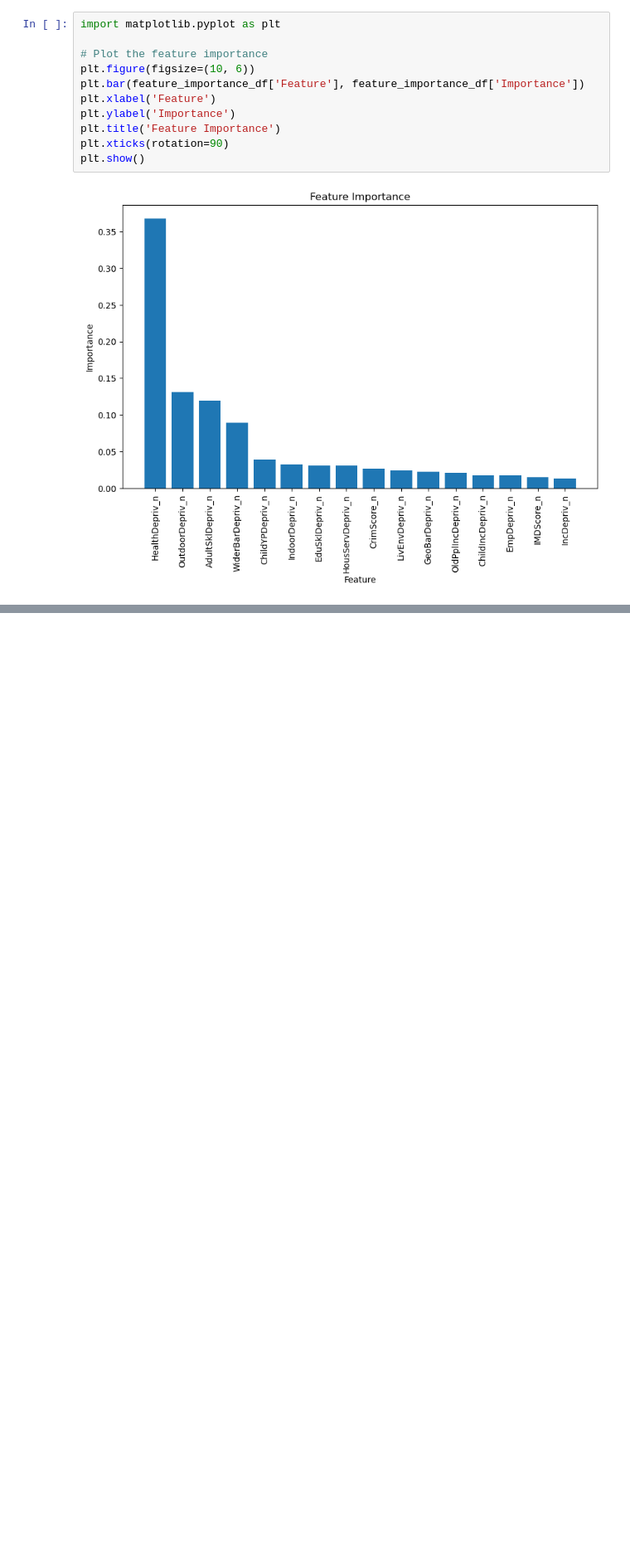
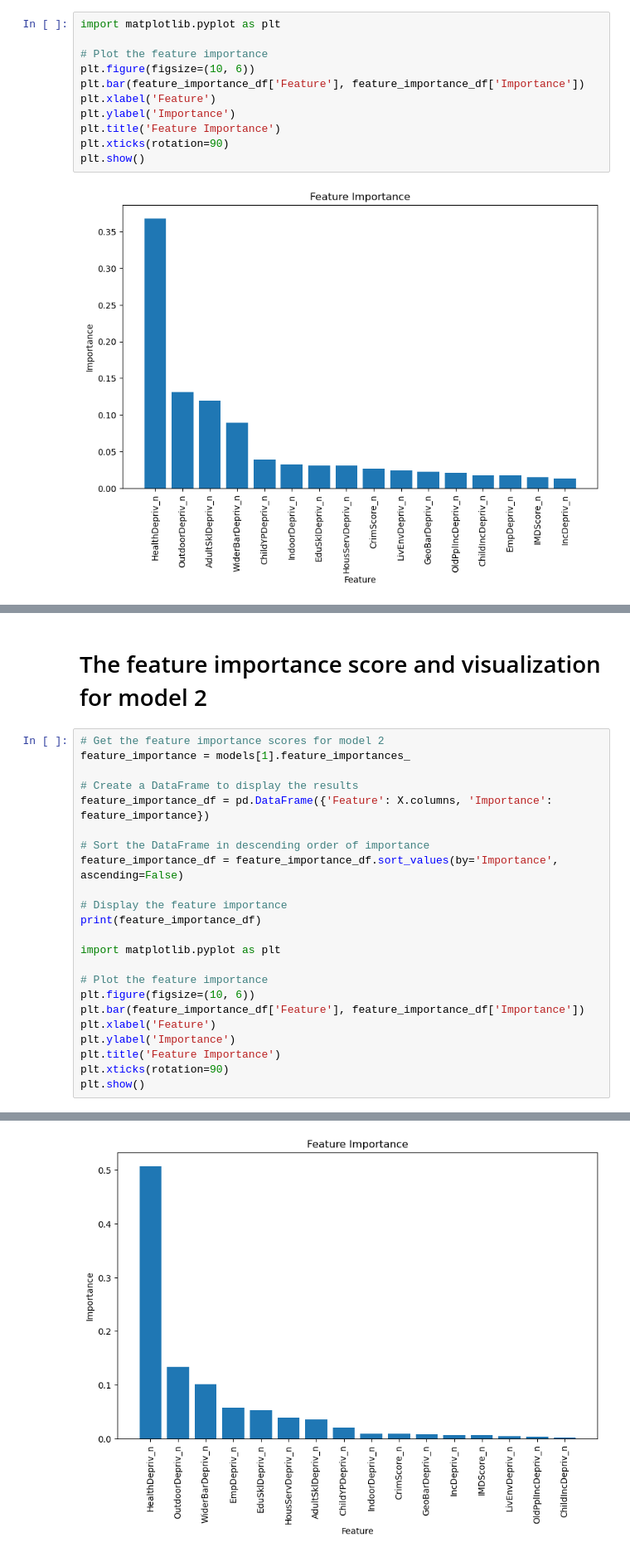
Before and after one commit to MasterOfLogic1/HousePricePrediction_Uk, a Jupyter notebook: HPP_Decision_Tree_Regressor.ipynb, the cells around one changed output, grey strips where cells are left out. Shown at 83% size. Drawn from its saved outputs; the diff is of its cells as text; blank space fills up the shorter version.

```diff
--- a/HPP_Decision_Tree_Regressor.ipynb
+++ b/HPP_Decision_Tree_Regressor.ipynb
@@ -137,0 +307,26 @@ plt.show()
+# %% [markdown]
+# The feature importance score and visualization for model 2
+# %%
+# Get the feature importance scores for model 2
+feature_importance = models[1].feature_importances_
+
+# Create a DataFrame to display the results
+feature_importance_df = pd.DataFrame({'Feature': X.columns, 'Importance': feature_importance})
+
+# Sort the DataFrame in descending order of importance
+feature_importance_df = feature_importance_df.sort_values(by='Importance', ascending=False)
+
+# Display the feature importance
+print(feature_importance_df)
+
+import matplotlib.pyplot as plt
+
+# Plot the feature importance
+plt.figure(figsize=(10, 6))
+plt.bar(feature_importance_df['Feature'], feature_importance_df['Importance'])
+plt.xlabel('Feature')
+plt.ylabel('Importance')
+plt.title('Feature Importance')
+plt.xticks(rotation=90)
+plt.show()
+# %% [output]
@@ -137,0 +350 @@ plt.show()
+[figure, added]
```
Also changed, not shown: parts of 24 cells of this notebook.
